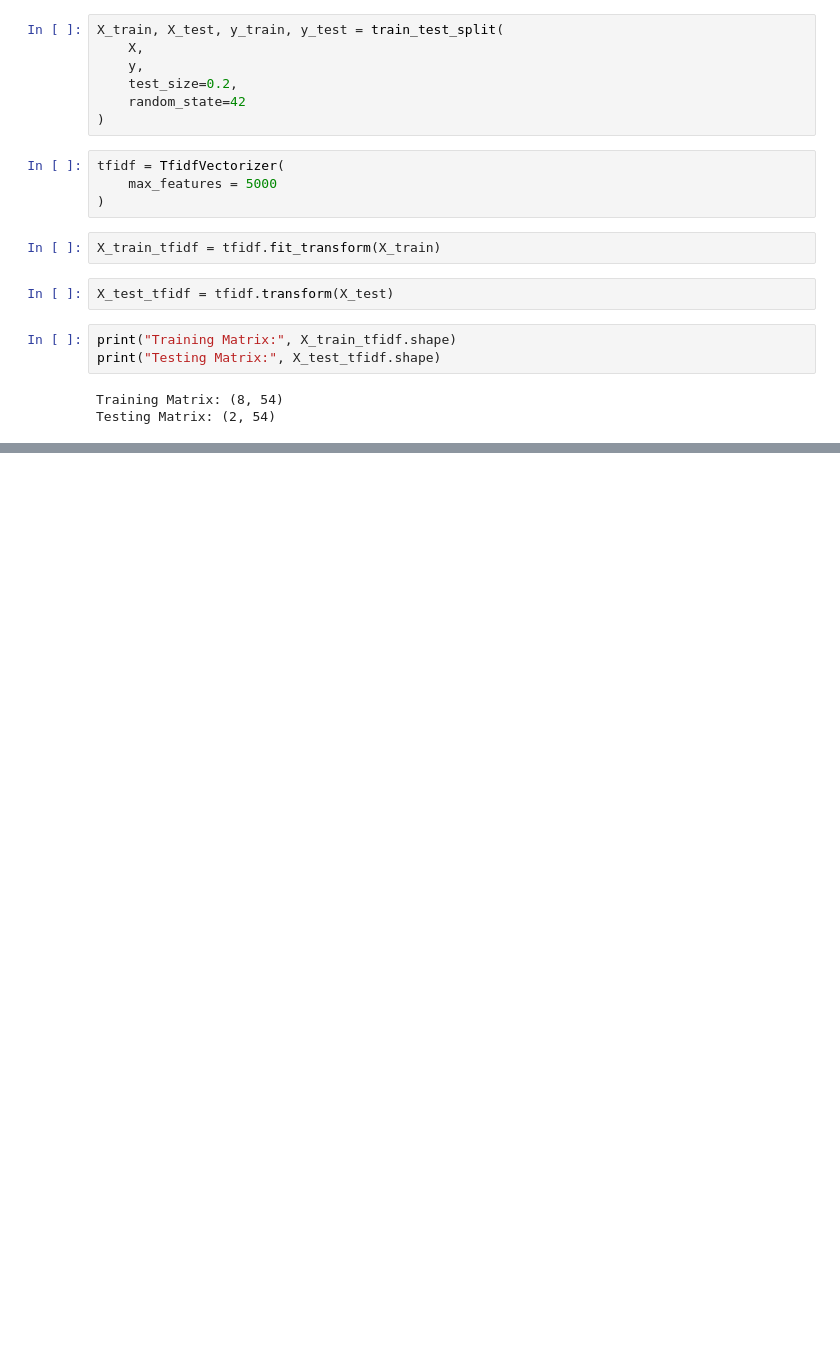
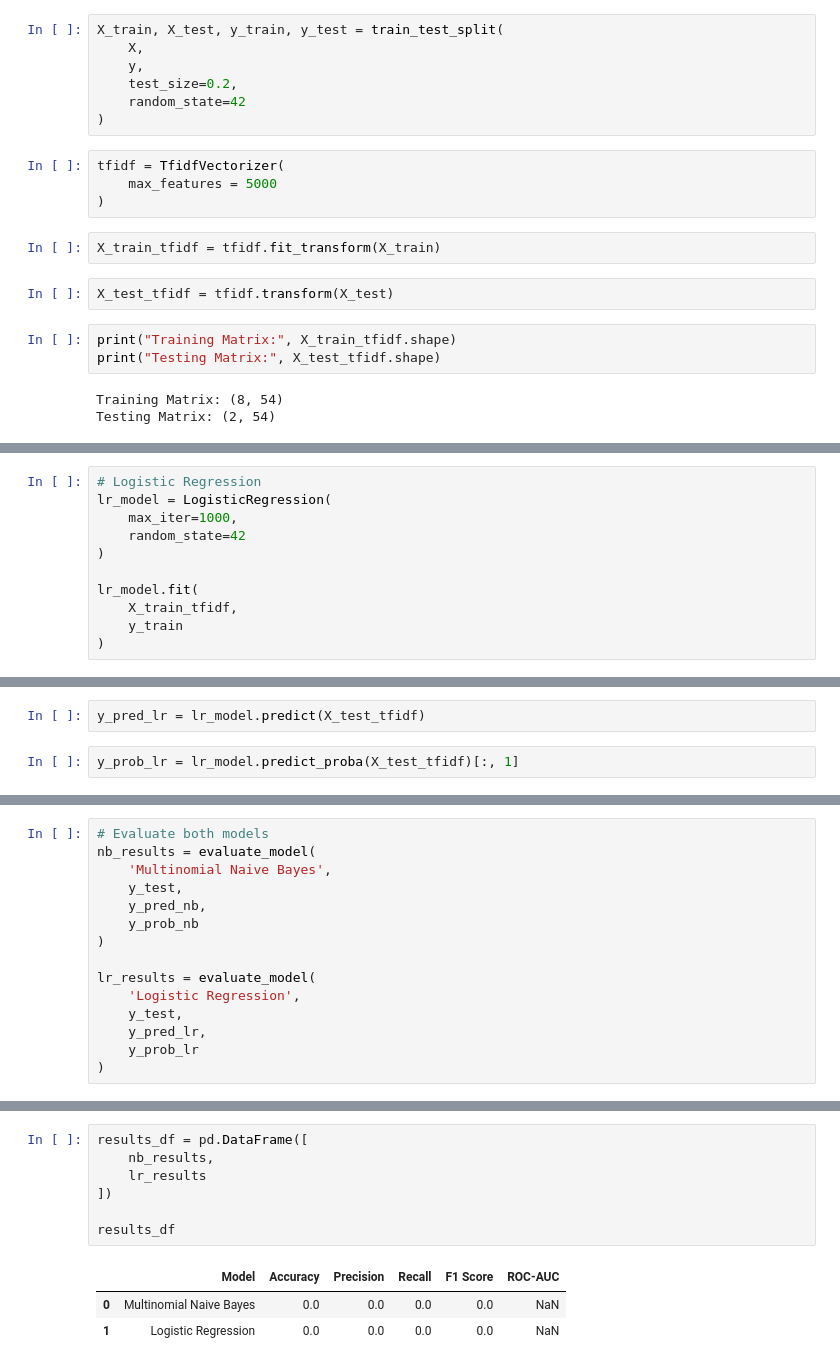
Before and after one commit to seelneas/Datheon_Machine_Learning_-_Data_Science_Internship, a Jupyter notebook: NLP_Sentiment_Classification_on_Customer_Reviews/sentiment_analysis.ipynb, the cells around one changed output, grey strips where cells are left out. Saved outputs shown, nothing was run; the diff lists cells and outputs as text; blank space fills up the shorter version.

Commit message:
feat : model training and dataset limitation

```diff
--- a/NLP_Sentiment_Classification_on_Customer_Reviews/sentiment_analysis.ipynb
+++ b/NLP_Sentiment_Classification_on_Customer_Reviews/sentiment_analysis.ipynb
@@ -326,0 +343,11 @@ Testing Matrix: (2, 54)
+# %%
+# Logistic Regression
+lr_model = LogisticRegression(
+    max_iter=1000,
+    random_state=42
+)
+
+lr_model.fit(
+    X_train_tfidf,
+    y_train
+)
@@ -326,0 +356,4 @@ Testing Matrix: (2, 54)
+# %%
+y_pred_lr = lr_model.predict(X_test_tfidf)
+# %%
+y_prob_lr = lr_model.predict_proba(X_test_tfidf)[:, 1]
@@ -326,0 +399,15 @@ Testing Matrix: (2, 54)
+# %%
+# Evaluate both models
+nb_results = evaluate_model(
+    'Multinomial Naive Bayes',
+    y_test,
+    y_pred_nb,
+    y_prob_nb
+)
+
+lr_results = evaluate_model(
+    'Logistic Regression',
+    y_test,
+    y_pred_lr,
+    y_prob_lr
+)
@@ -326,0 +432,11 @@ Testing Matrix: (2, 54)
+# %%
+results_df = pd.DataFrame([
+    nb_results,
+    lr_results
+])
+
+results_df
+# %% [output]
+|  | Model | Accuracy | Precision | Recall | F1 Score | ROC-AUC |
+| 0 | Multinomial Naive Bayes | 0.0 | 0.0 | 0.0 | 0.0 | NaN |
+| 1 | Logistic Regression | 0.0 | 0.0 | 0.0 | 0.0 | NaN |
```
Also changed, not shown: parts of 9 cells of this notebook.
